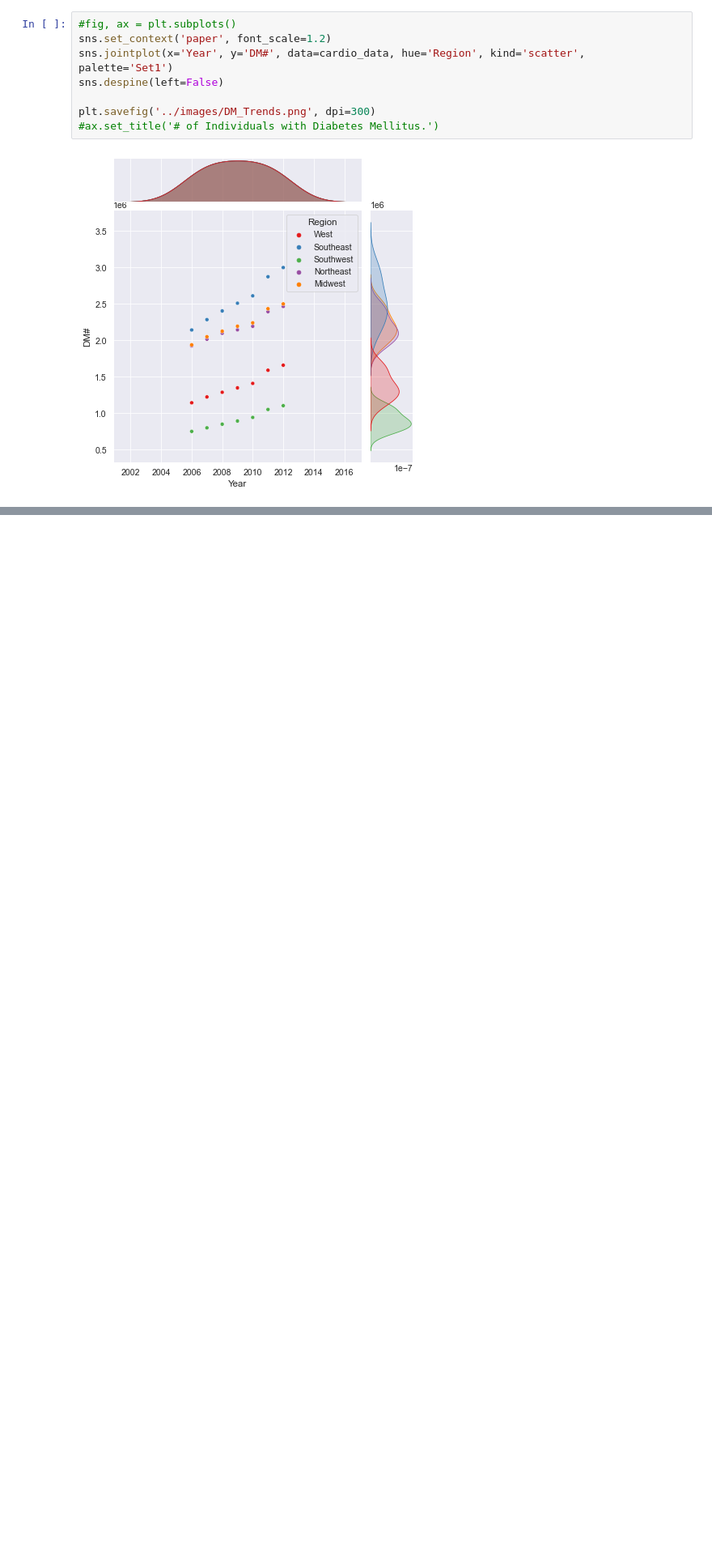
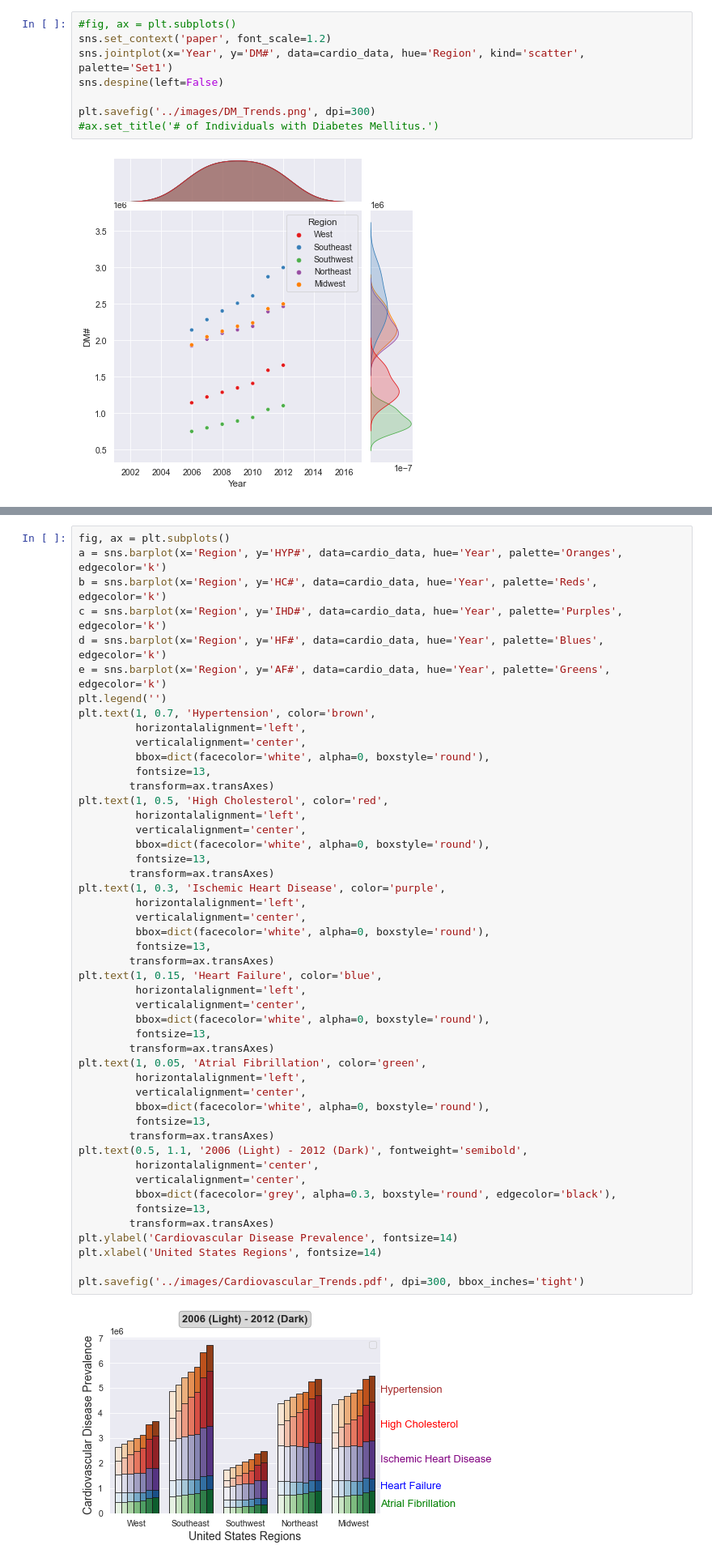
Before and after one commit to data301-2021-winter1/project-group36-project, a Jupyter notebook: notebooks/analysis1.ipynb, the cells around one changed output, grey strips where cells are left out. Shown at 81% size. Drawn from its saved outputs; the diff is of its cells as text; blank space fills up the shorter version.

Commit message:
Milestone 5 Finalized Graphs

```diff
--- a/notebooks/analysis1.ipynb
+++ b/notebooks/analysis1.ipynb
@@ -273,0 +224,50 @@ Obesity in the difference US regions. Interestingly we do get a larger spread ye
+# %%
+fig, ax = plt.subplots()
+a = sns.barplot(x='Region', y='HYP#', data=cardio_data, hue='Year', palette='Oranges', edgecolor='k')
+b = sns.barplot(x='Region', y='HC#', data=cardio_data, hue='Year', palette='Reds', edgecolor='k')
+c = sns.barplot(x='Region', y='IHD#', data=cardio_data, hue='Year', palette='Purples', edgecolor='k')
+d = sns.barplot(x='Region', y='HF#', data=cardio_data, hue='Year', palette='Blues', edgecolor='k')
+e = sns.barplot(x='Region', y='AF#', data=cardio_data, hue='Year', palette='Greens', edgecolor='k')
+plt.legend('')
+plt.text(1, 0.7, 'Hypertension', color='brown',
+         horizontalalignment='left',
+         verticalalignment='center',
+         bbox=dict(facecolor='white', alpha=0, boxstyle='round'),
+         fontsize=13,
+        transform=ax.transAxes)
+plt.text(1, 0.5, 'High Cholesterol', color='red',
+         horizontalalignment='left',
+         verticalalignment='center',
+         bbox=dict(facecolor='white', alpha=0, boxstyle='round'),
+         fontsize=13,
+        transform=ax.transAxes)
+plt.text(1, 0.3, 'Ischemic Heart Disease', color='purple',
+         horizontalalignment='left',
+         verticalalignment='center',
+         bbox=dict(facecolor='white', alpha=0, boxstyle='round'),
+         fontsize=13,
+        transform=ax.transAxes)
+plt.text(1, 0.15, 'Heart Failure', color='blue',
+         horizontalalignment='left',
+         verticalalignment='center',
+         bbox=dict(facecolor='white', alpha=0, boxstyle='round'),
+         fontsize=13,
+        transform=ax.transAxes)
+plt.text(1, 0.05, 'Atrial Fibrillation', color='green',
+         horizontalalignment='left',
+         verticalalignment='center',
+         bbox=dict(facecolor='white', alpha=0, boxstyle='round'),
+         fontsize=13,
+        transform=ax.transAxes)
+plt.text(0.5, 1.1, '2006 (Light) - 2012 (Dark)', fontweight='semibold',
+         horizontalalignment='center',
+         verticalalignment='center',
+         bbox=dict(facecolor='grey', alpha=0.3, boxstyle='round', edgecolor='black'),
+         fontsize=13,
+        transform=ax.transAxes)
+plt.ylabel('Cardiovascular Disease Prevalence', fontsize=14)
+plt.xlabel('United States Regions', fontsize=14)
+
+plt.savefig('../images/Cardiovascular_Trends.pdf', dpi=300, bbox_inches='tight')
+# %% [output]
+[figure, added]
```
Also changed, not shown: parts of 28 cells of this notebook, 8 other files.
